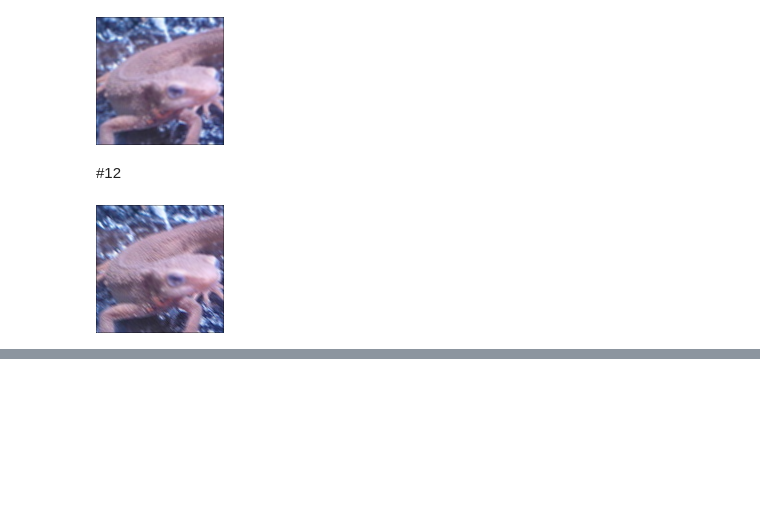
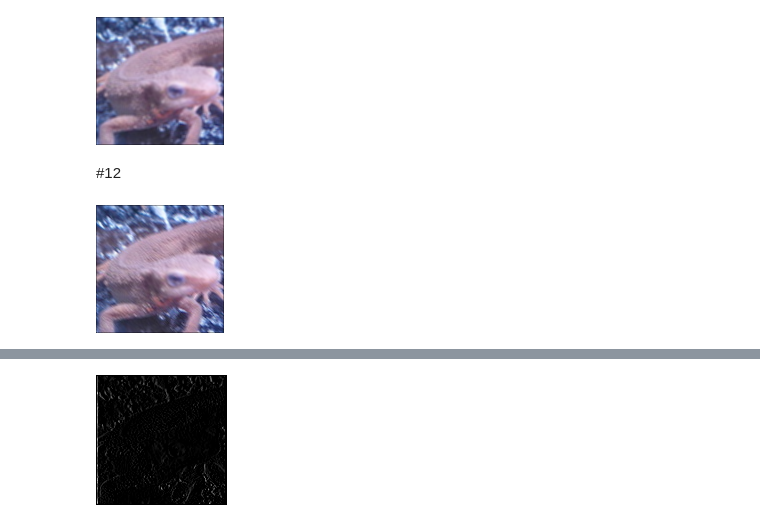
Before and after one commit to katoyu/image-processing-100training, a Jupyter notebook: 画像処理100本ノック11_20.ipynb, the cells around one changed output, grey strips where cells are left out. Cells and saved outputs as stored; diff of their text form; code cells hidden in the pictures; blank space fills up the shorter version.

```diff
--- a/画像処理100本ノック11_20.ipynb
+++ b/画像処理100本ノック11_20.ipynb
@@ -76,0 +158,4 @@ cv2_imshow(out)
+# %%
+cv2_imshow(out_v)
+# %% [output]
+[figure, added]
```
Also changed, not shown: parts of 21 cells of this notebook.
